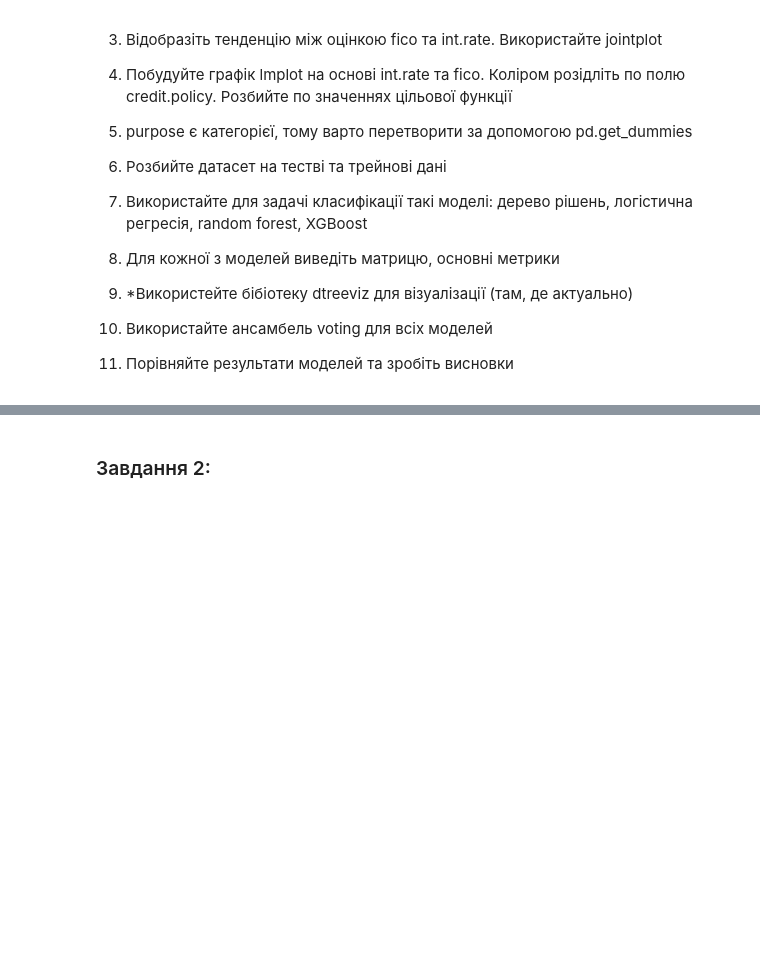
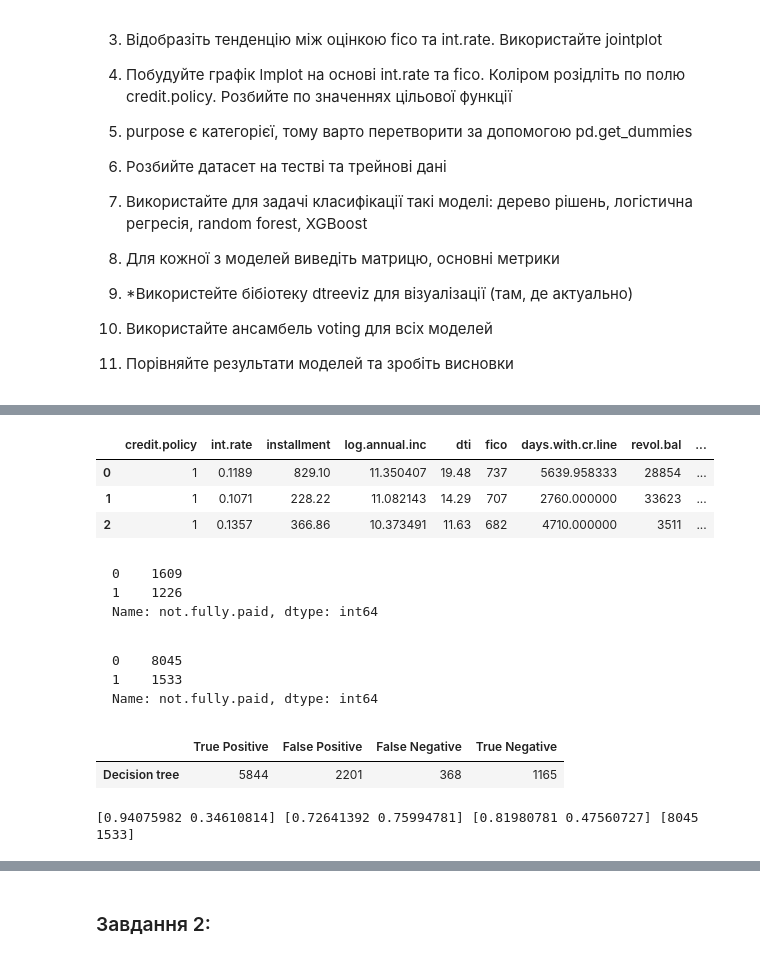
Before and after one commit to TaniaPiekh/DS-17, a Jupyter notebook: Lab 07/Lab work 7.ipynb, the cells around one changed output, grey strips where cells are left out. Saved outputs shown, nothing was run; the diff lists cells and outputs as text; code cells hidden in the pictures; blank space fills up the shorter version.

```diff
--- a/Lab 07/Lab work 7.ipynb
+++ b/Lab 07/Lab work 7.ipynb
@@ -300,0 +140,63 @@ weighted avg       0.78      0.83      0.79      1916
+# %%
+#5. purpose є категорієї, тперетворюємо за допомогою pd.get_dummies
+data = pd.get_dummies(data, columns=['purpose'])
+data.head(3)
+# %% [output]
+|  | credit.policy | int.rate | installment | log.annual.inc | dti | fico | days.with.cr.line | revol.bal | ... |
+| 0 | 1 | 0.1189 | 829.10 | 11.350407 | 19.48 | 737 | 5639.958333 | 28854 | ... |
+| 1 | 1 | 0.1071 | 228.22 | 11.082143 | 14.29 | 707 | 2760.000000 | 33623 | ... |
+| 2 | 1 | 0.1357 | 366.86 | 10.373491 | 11.63 | 682 | 4710.000000 | 3511 | ... |
+# %%
+# Створюємо вибірку для наших моделей
+
+# Рядки зі значенням 0 і взяти 50% рядків
+df_zeros = data[data['not.fully.paid'] == 0].sample(frac=0.20)
+
+# Рядки зі значенням 1 і взяти 20% рядків
+df_ones = data[data['not.fully.paid'] == 1].sample(frac=0.8)
+
+# Об'єднати вибрані рядки в один датафрейм
+sample = pd.concat([df_zeros, df_ones])
+
+sample['not.fully.paid'].value_counts()
+# %% [output]
+0 1609 1 1226 Name: not.fully.paid, dtype: int64
+# %%
+data['not.fully.paid'].value_counts()
+# %% [output]
+0 8045 1 1533 Name: not.fully.paid, dtype: int64
+# %%
+#6. Розбийте датасет на тестві та трейнові дані
+
+X_train = sample.drop('not.fully.paid', axis=1)
+y_train = sample['not.fully.paid']
+
+X_test = data.drop('not.fully.paid', axis=1)
+y_test = data['not.fully.paid']
+# %%
+#7.1 Модель дерево рішень
+
+model1 = DecisionTreeClassifier(random_state=15,
+                                max_depth = 15)
+
+model1.fit(X_train, y_train)
+y_pred_DT = model1.predict(X_test)
+# %%
+# 8.1 Матриця та основні метрики для моделі Дерево рішень
+
+conf_matrix_forDT = confusion_matrix(y_test, y_pred_DT)  #Матриця помилок
+conf_matrix_forDT = conf_matrix_forDT.reshape(1, -1)
+cm1 = pd.DataFrame(conf_matrix_forDT, columns=['True Positive', 'False Positive', 'False Negative', 'True Negative'])
+cm1.index = ['Decision tree']
+cm1
+# %% [output]
+|  | True Positive | False Positive | False Negative | True Negative |
+| Decision tree | 5844 | 2201 | 368 | 1165 |
+# %%
+precision1, recall1, f1_score1, support1 = precision_recall_fscore_support(y_test, y_pred_DT)
+metrics_model1 = pd.DataFrame({'precision': precision1, 'recall': recall1, 'f1_score': f1_score1, 'support': support1},
+                              index=[0, 1])
+
+print(precision1, recall1, f1_score1, support1)
+# %% [output]
+[0.94075982 0.34610814] [0.72641392 0.75994781] [0.81980781 0.47560727] [8045 1533]
```
Also changed, not shown: parts of 43 cells of this notebook.
